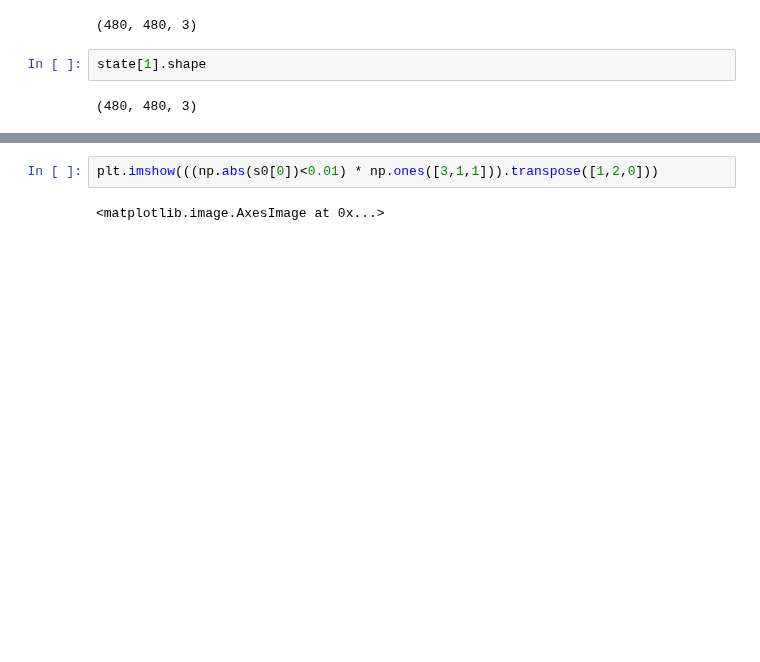
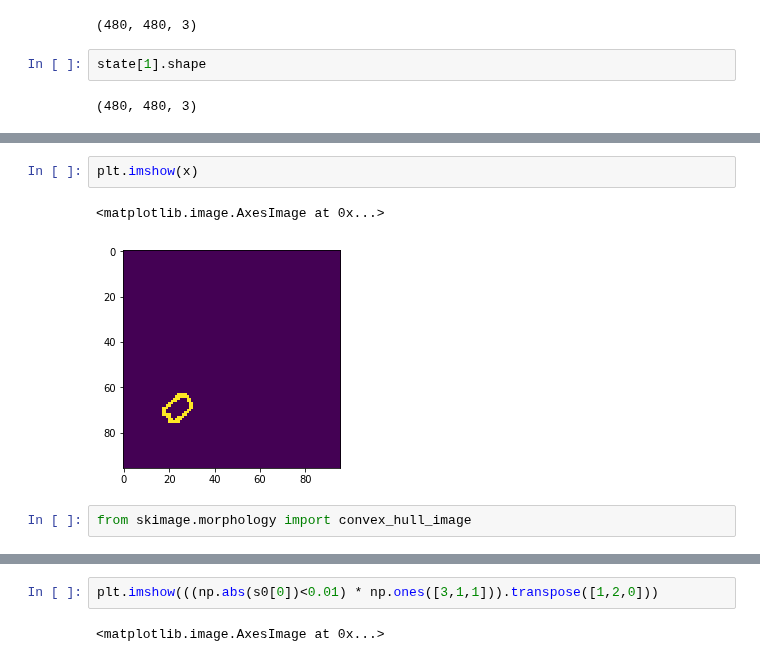
Before and after one commit to hogunkee/ur5_manipulation, a Jupyter notebook: object_wise/dqn/debugging.ipynb, the cells around one changed output, grey strips where cells are left out. Drawn from its saved outputs; the diff is of its cells as text; blank space fills up the shorter version.

```diff
--- a/object_wise/dqn/debugging.ipynb
+++ b/object_wise/dqn/debugging.ipynb
@@ -83,0 +92,7 @@ s0[0].max()
+# %%
+plt.imshow(x)
+# %% [output]
+<matplotlib.image.AxesImage at 0x...>
+[figure, added]
+# %%
+from skimage.morphology import convex_hull_image
```
Also changed, not shown: parts of 23 cells of this notebook, 5 other files.
